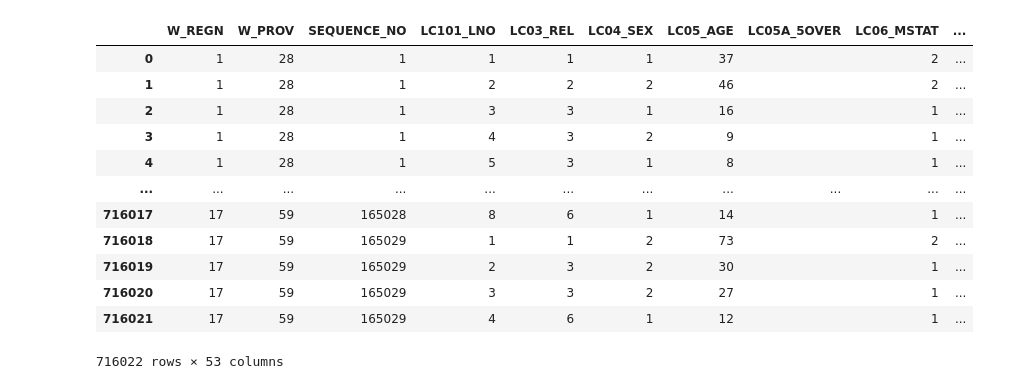
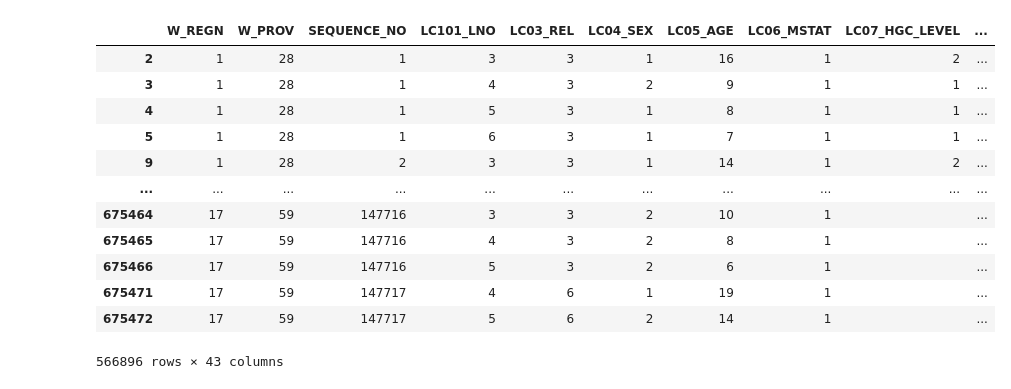
Before and after one commit to realjeeyo/dw, a Jupyter notebook: fies-lfs_analysis.ipynb, the cells around one changed output. Saved outputs shown, nothing was run; the diff lists cells and outputs as text; code cells hidden in the pictures.

```diff
--- a/fies-lfs_analysis.ipynb
+++ b/fies-lfs_analysis.ipynb
@@ -1,20 +1,33 @@
 # %%
 import pandas as pd
-df = pd.read_csv('2021_fies-lfs_hhmem.CSV', on_bad_lines='skip', encoding="ISO-8859-1")
-df
+df1 = pd.read_csv('2021_fies-lfs_hhmem.CSV', on_bad_lines='skip', encoding="ISO-8859-1", low_memory=False)
+df1 = df1.assign(Year="2021")
+df2 = pd.read_csv('FIES-LFS PUF 2018 LFS_SUMMARY.CSV', on_bad_lines='skip', encoding="ISO-8859-1", low_memory=False)
+df2 = df2.assign(Year="2018")
+# Reading all the .csv
-# %% [output]
-|  | W_REGN | W_PROV | SEQUENCE_NO | LC101_LNO | LC03_REL | LC04_SEX | LC05_AGE | LC05A_5OVER | LC06_MSTAT | ... |
-| 0 | 1 | 28 | 1 | 1 | 1 | 1 | 37 |  | 2 | ... |
-| 1 | 1 | 28 | 1 | 2 | 2 | 2 | 46 |  | 2 | ... |
-| 2 | 1 | 28 | 1 | 3 | 3 | 1 | 16 |  | 1 | ... |
-| 3 | 1 | 28 | 1 | 4 | 3 | 2 | 9 |  | 1 | ... |
-| 4 | 1 | 28 | 1 | 5 | 3 | 1 | 8 |  | 1 | ... |
-| ... | ... | ... | ... | ... | ... | ... | ... | ... | ... | ... |
-| 716017 | 17 | 59 | 165028 | 8 | 6 | 1 | 14 |  | 1 | ... |
-| 716018 | 17 | 59 | 165029 | 1 | 1 | 2 | 73 |  | 2 | ... |
-| 716019 | 17 | 59 | 165029 | 2 | 3 | 2 | 30 |  | 1 | ... |
-| 716020 | 17 | 59 | 165029 | 3 | 3 | 2 | 27 |  | 1 | ... |
-| 716021 | 17 | 59 | 165029 | 4 | 6 | 1 | 12 |  | 1 | ... |
-716022 rows × 53 columns
+# %%
+df_merge1 = pd.concat([df1,df2])
+df_merge1 = df_merge1[~df_merge1['LC06_MSTAT'].isin(["", " "])]
+df_merge1 = df_merge1[~df_merge1['LC11_WORK'].isin(["", " "])]
+df_merge1 = df_merge1[~df_merge1['LC08_CURSCH'].isin(["", " "])]
+df_merge1.columns = df_merge1.columns.str.strip()
+df_merge1['LC07_HGC_LEVEL'] = df_merge1['LC07_HGC_LEVEL'].fillna("")
+df_merge1 = df_merge1.dropna(axis=1)
+
+df_merge1
+# %% [output]
+|  | W_REGN | W_PROV | SEQUENCE_NO | LC101_LNO | LC03_REL | LC04_SEX | LC05_AGE | LC06_MSTAT | LC07_HGC_LEVEL | ... |
+| 2 | 1 | 28 | 1 | 3 | 3 | 1 | 16 | 1 | 2 | ... |
+| 3 | 1 | 28 | 1 | 4 | 3 | 2 | 9 | 1 | 1 | ... |
+| 4 | 1 | 28 | 1 | 5 | 3 | 1 | 8 | 1 | 1 | ... |
+| 5 | 1 | 28 | 1 | 6 | 3 | 1 | 7 | 1 | 1 | ... |
+| 9 | 1 | 28 | 2 | 3 | 3 | 1 | 14 | 1 | 2 | ... |
+| ... | ... | ... | ... | ... | ... | ... | ... | ... | ... | ... |
+| 675464 | 17 | 59 | 147716 | 3 | 3 | 2 | 10 | 1 |  | ... |
+| 675465 | 17 | 59 | 147716 | 4 | 3 | 2 | 8 | 1 |  | ... |
+| 675466 | 17 | 59 | 147716 | 5 | 3 | 2 | 6 | 1 |  | ... |
+| 675471 | 17 | 59 | 147717 | 4 | 6 | 1 | 19 | 1 |  | ... |
+| 675472 | 17 | 59 | 147717 | 5 | 6 | 2 | 14 | 1 |  | ... |
+566896 rows × 43 columns
 # %%
 columns_to_drop = [
```
Also changed, not shown: parts of 6 cells of this notebook, 1 other file.
